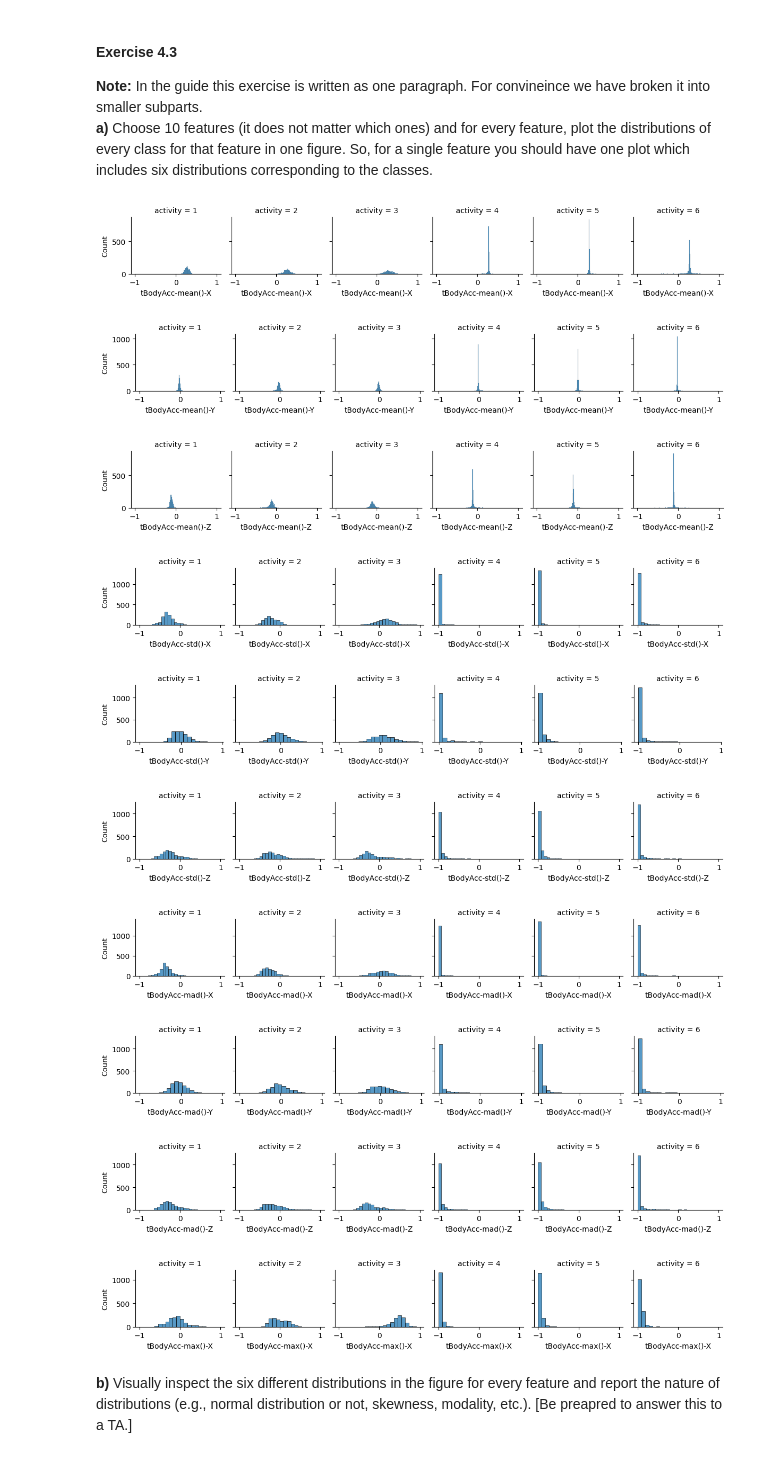
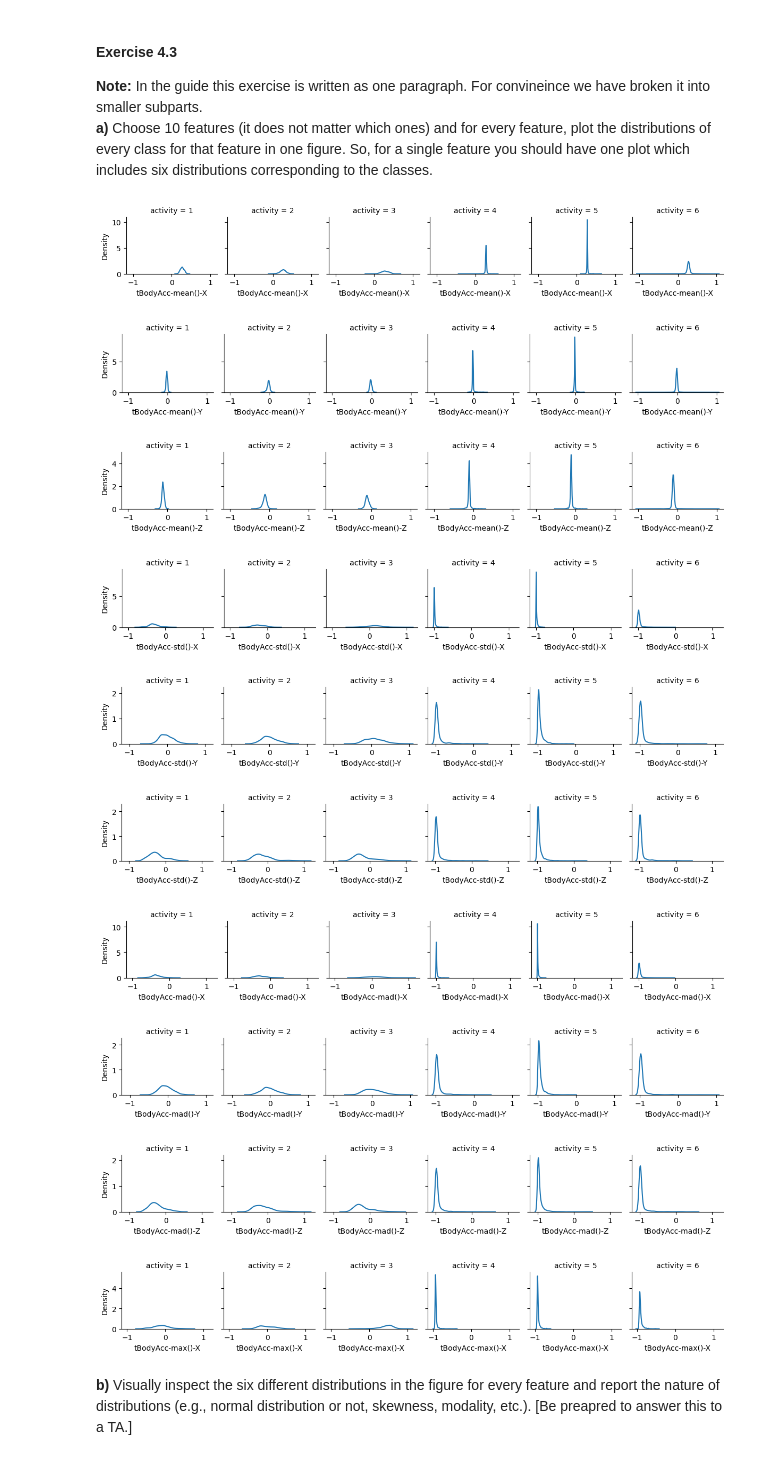
Before and after one commit to KundaiMutuwira/Data_Science_Class, a Jupyter notebook: DS2024_2025_TS_Assignment_Student_Version_1.ipynb, the cells around one changed output. Saved outputs shown, nothing was run; the diff lists cells and outputs as text; code cells hidden in the pictures.

```diff
--- a/DS2024_2025_TS_Assignment_Student_Version_1.ipynb
+++ b/DS2024_2025_TS_Assignment_Student_Version_1.ipynb
@@ -292,32 +291,35 @@ ones) and for every feature, plot the distributions of every class for that feat
 So, for a single feature you should have one plot which includes six distributions corresponding to the classes.
 # %%
 # 4.3 a) put your code here
-# 1: "WALKING",
-# 2: "WALKING_UPSTAIRS",
-# 3: "WALKING_DOWNSTAIRS",
-# 4: "SITTING",
-# 5: "STANDING",
-# 6: "LAYING",
+
+# 1 : WALKING
+# 2 : WALKING_UPSTAIRS
+# 3 : WALKING_DOWNSTAIRS
+# 4 : SITTING
+# 5 : STANDING
+# 6 : LAYING
+
 for index in range(1,11):
     feature = train.columns[index]
-    sb.displot(
+    seaborn.displot(
         data=train,
         x=feature,
+        kind="kde",
         col="activity",
         height=2,
         aspect=1
     )
 # %% [output]
-[figure, old version]
+[figure, new version]
-[figure, old version]
+[figure, new version]
-[figure, old version]
+[figure, new version]
-[figure, old version]
+[figure, new version]
-[figure, old version]
+[figure, new version]
-[figure, old version]
+[figure, new version]
-[figure, old version]
+[figure, new version]
-[figure, old version]
+[figure, new version]
-[figure, old version]
+[figure, new version]
-[figure, old version]
+[figure, new version]
 # %% [markdown]
 **b)** Visually inspect the six different distributions in the figure for every feature and
 report the nature of distributions (e.g., normal distribution or not, skewness, modality, etc.). [Be preapred to answer this to a TA.]
```
Also changed, not shown: parts of 11 cells of this notebook.
